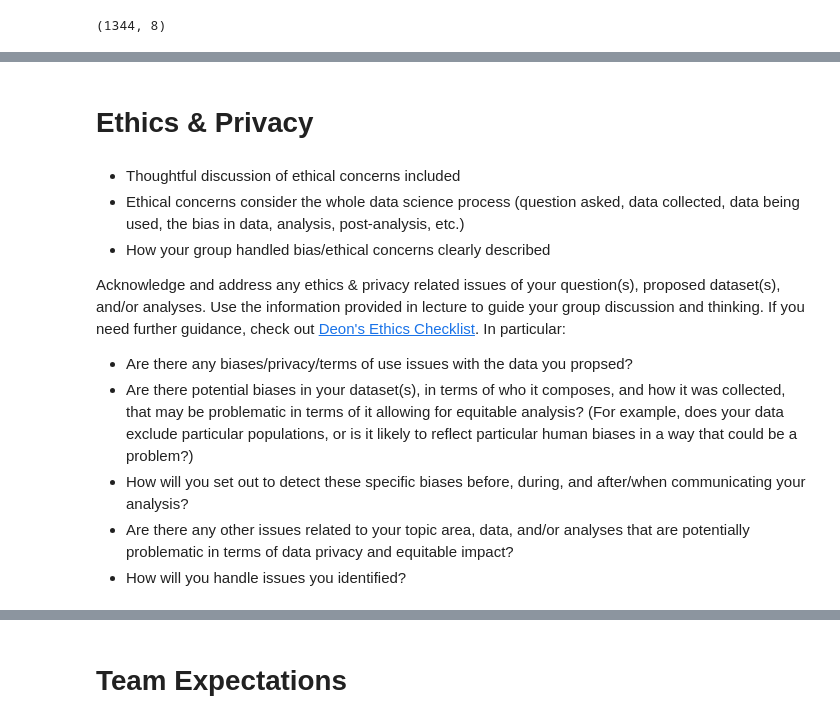
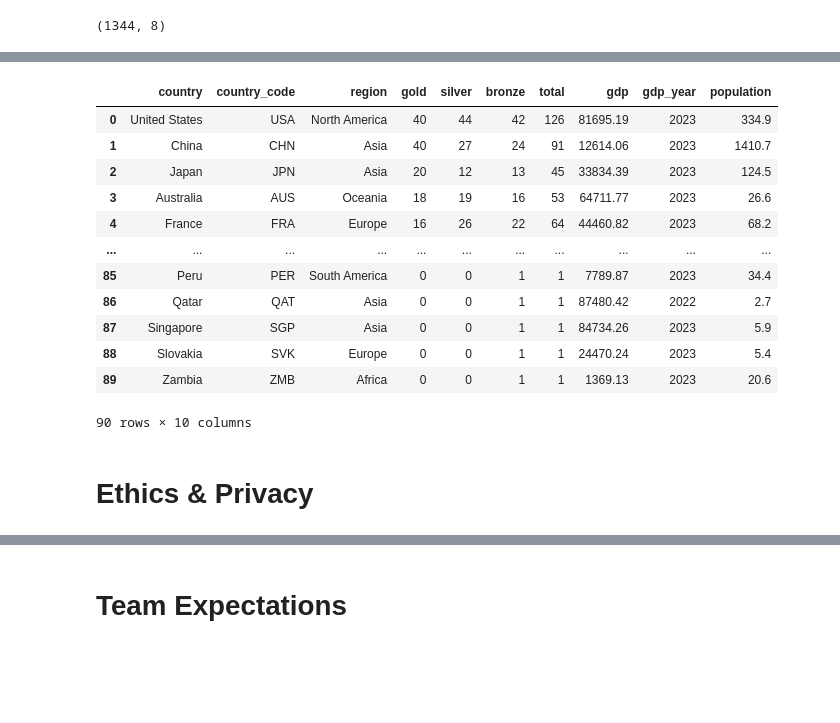
Before and after one commit to levsah/Olympinomics, a Jupyter notebook: DataCheckpoint_Group103-FA24.ipynb, the cells around one changed output, grey strips where cells are left out. Saved outputs shown, nothing was run; the diff lists cells and outputs as text; code cells hidden in the pictures; blank space fills up the shorter version.

Commit message:
Data Checkpoint complete

```diff
--- a/DataCheckpoint_Group103-FA24.ipynb
+++ b/DataCheckpoint_Group103-FA24.ipynb
@@ -225,0 +352,3 @@ medals.shape
+# %%
+olympics24 = pd.read_csv('olympics.csv')
+olympics24.isna().all()
@@ -226,14 +367,18 @@ medals.shape
+# %%
+olympics24
+# %% [output]
+|  | country | country_code | region | gold | silver | bronze | total | gdp | gdp_year | population |
+| 0 | United States | USA | North America | 40 | 44 | 42 | 126 | 81695.19 | 2023 | 334.9 |
+| 1 | China | CHN | Asia | 40 | 27 | 24 | 91 | 12614.06 | 2023 | 1410.7 |
+| 2 | Japan | JPN | Asia | 20 | 12 | 13 | 45 | 33834.39 | 2023 | 124.5 |
+| 3 | Australia | AUS | Oceania | 18 | 19 | 16 | 53 | 64711.77 | 2023 | 26.6 |
+| 4 | France | FRA | Europe | 16 | 26 | 22 | 64 | 44460.82 | 2023 | 68.2 |
+| ... | ... | ... | ... | ... | ... | ... | ... | ... | ... | ... |
+| 85 | Peru | PER | South America | 0 | 0 | 1 | 1 | 7789.87 | 2023 | 34.4 |
+| 86 | Qatar | QAT | Asia | 0 | 0 | 1 | 1 | 87480.42 | 2022 | 2.7 |
+| 87 | Singapore | SGP | Asia | 0 | 0 | 1 | 1 | 84734.26 | 2023 | 5.9 |
+| 88 | Slovakia | SVK | Europe | 0 | 0 | 1 | 1 | 24470.24 | 2023 | 5.4 |
+| 89 | Zambia | ZMB | Africa | 0 | 0 | 1 | 1 | 1369.13 | 2023 | 20.6 |
+90 rows × 10 columns
 # %% [markdown]
 # Ethics & Privacy
-# %% [markdown]
-- Thoughtful discussion of ethical concerns included
-- Ethical concerns consider the whole data science process (question asked, data collected, data being used, the bias in data, analysis, post-analysis, etc.)
-- How your group handled bias/ethical concerns clearly described
-
-Acknowledge and address any ethics & privacy related issues of your question(s), proposed dataset(s), and/or analyses. Use the information provided in lecture to guide your group discussion and thinking. If you need further guidance, check out [Deon's Ethics Checklist](http://deon.drivendata.org/#data-science-ethics-checklist). In particular:
-
-- Are there any biases/privacy/terms of use issues with the data you propsed?
-- Are there potential biases in your dataset(s), in terms of who it composes, and how it was collected, that may be problematic in terms of it allowing for equitable analysis? (For example, does your data exclude particular populations, or is it likely to reflect particular human biases in a way that could be a problem?)
-- How will you set out to detect these specific biases before, during, and after/when communicating your analysis?
-- Are there any other issues related to your topic area, data, and/or analyses that are potentially problematic in terms of data privacy and equitable impact?
-- How will you handle issues you identified?
```
Also changed, not shown: parts of 31 cells of this notebook.
